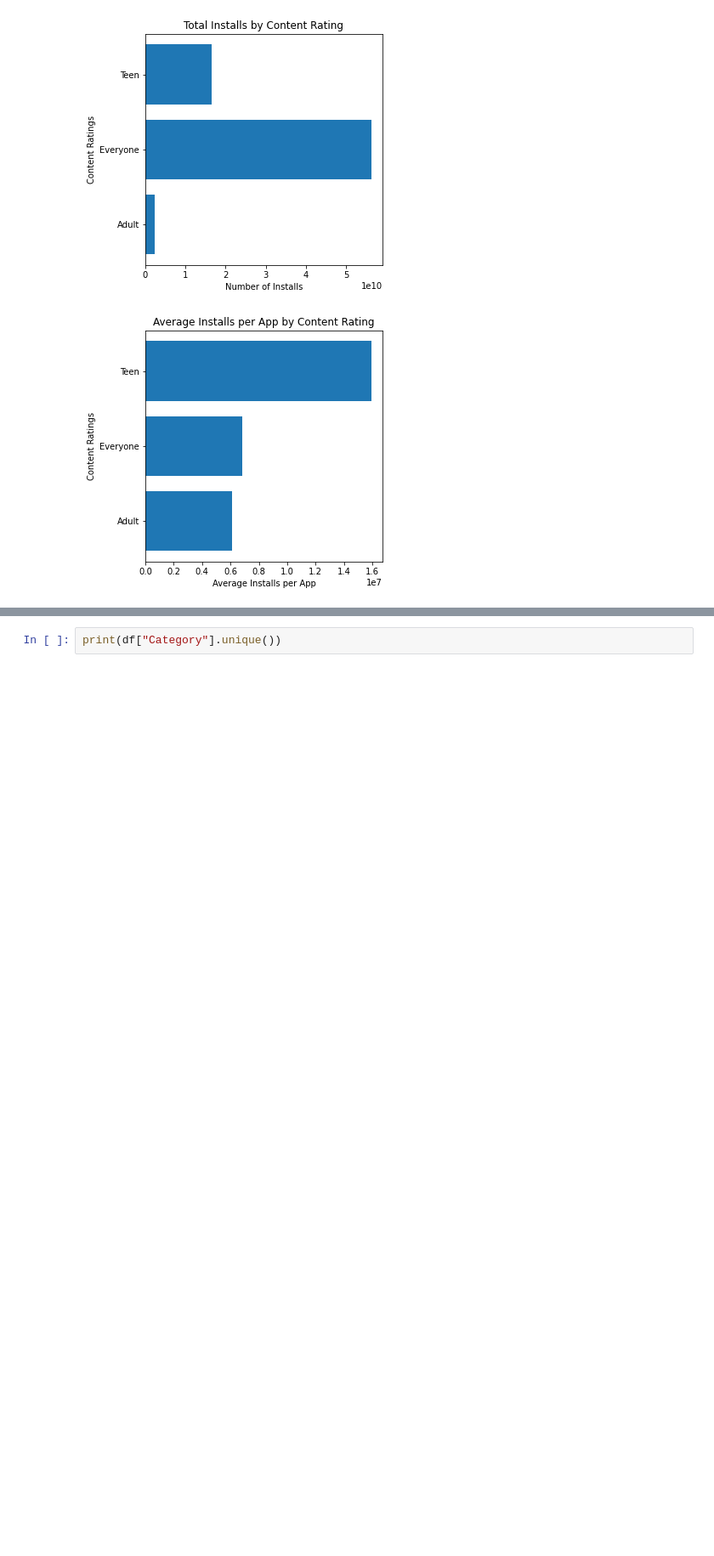
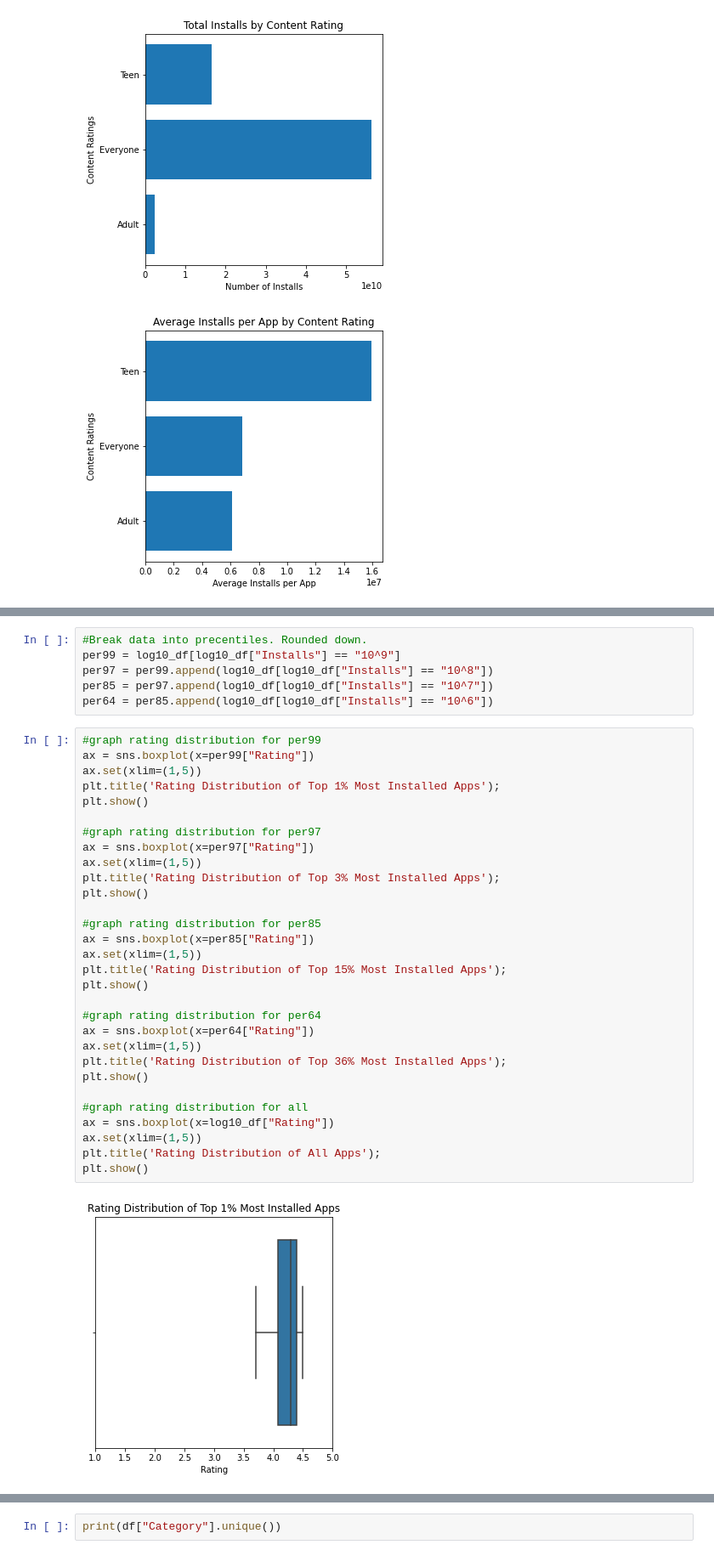
Before and after one commit to clabbott/app-data-analysis, a Jupyter notebook: FPT/Final_Proj_Tutorial.ipynb, the cells around one changed output, grey strips where cells are left out. Shown at 85% size. Drawn from its saved outputs; the diff is of its cells as text; blank space fills up the shorter version.

```diff
--- a/FPT/Final_Proj_Tutorial.ipynb
+++ b/FPT/Final_Proj_Tutorial.ipynb
@@ -774,0 +808,38 @@ plt.show()
+# %%
+#Break data into precentiles. Rounded down.
+per99 = log10_df[log10_df["Installs"] == "10^9"]
+per97 = per99.append(log10_df[log10_df["Installs"] == "10^8"])
+per85 = per97.append(log10_df[log10_df["Installs"] == "10^7"])
+per64 = per85.append(log10_df[log10_df["Installs"] == "10^6"])
+# %%
+#graph rating distribution for per99
+ax = sns.boxplot(x=per99["Rating"])
+ax.set(xlim=(1,5))
+plt.title('Rating Distribution of Top 1% Most Installed Apps');
+plt.show()
+
+#graph rating distribution for per97
+ax = sns.boxplot(x=per97["Rating"])
+ax.set(xlim=(1,5))
+plt.title('Rating Distribution of Top 3% Most Installed Apps');
+plt.show()
+
+#graph rating distribution for per85
+ax = sns.boxplot(x=per85["Rating"])
+ax.set(xlim=(1,5))
+plt.title('Rating Distribution of Top 15% Most Installed Apps');
+plt.show()
+
+#graph rating distribution for per64
+ax = sns.boxplot(x=per64["Rating"])
+ax.set(xlim=(1,5))
+plt.title('Rating Distribution of Top 36% Most Installed Apps');
+plt.show()
+
+#graph rating distribution for all
+ax = sns.boxplot(x=log10_df["Rating"])
+ax.set(xlim=(1,5))
+plt.title('Rating Distribution of All Apps');
+plt.show()
+# %% [output]
+[figure, added]
```
Also changed, not shown: parts of 7 cells of this notebook, 1 other file.
